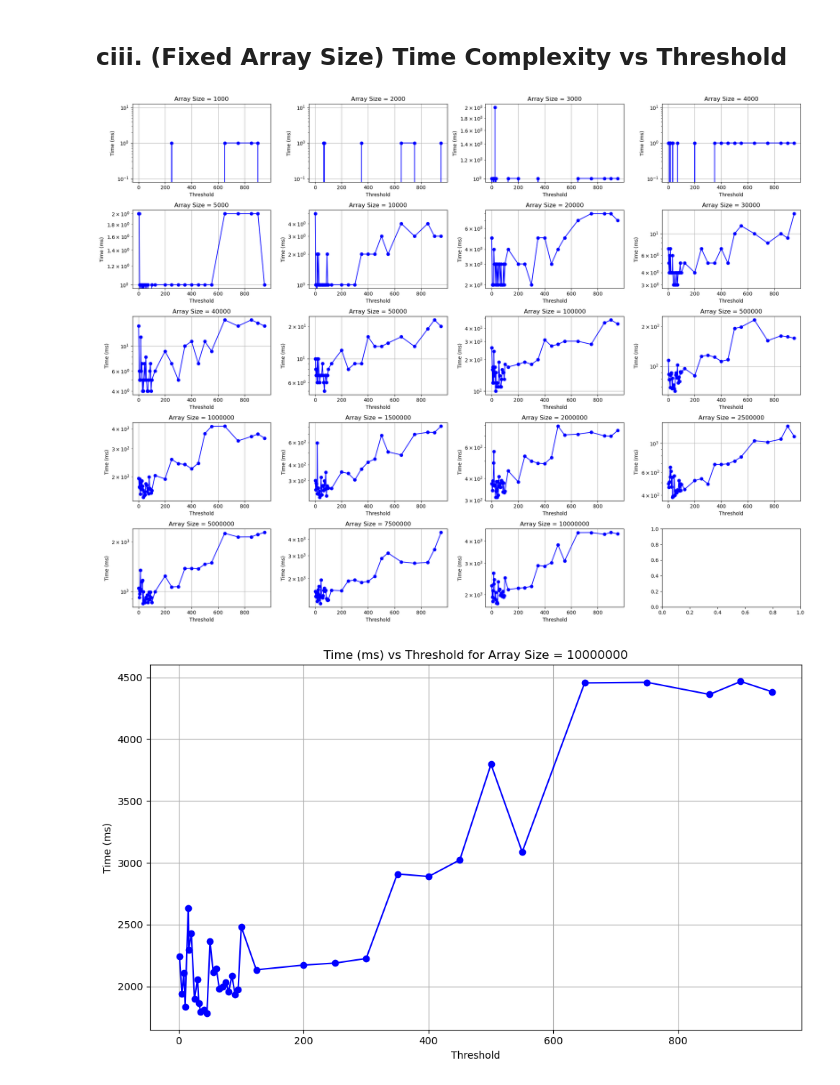
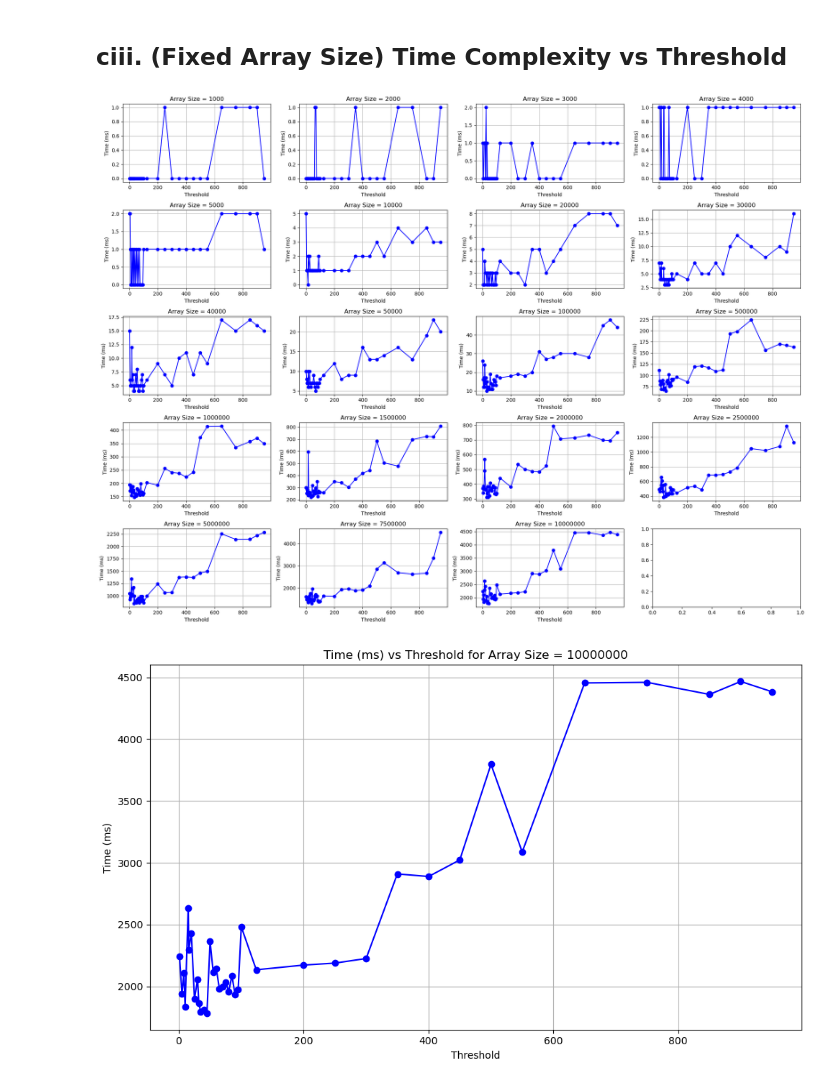
Before and after one commit to ChoWei0310/SC2001-Algorithm-Design, a Jupyter notebook: Plot Graph.ipynb, the cells around one changed output. Cells and saved outputs as stored; diff of their text form; code cells hidden in the pictures.

```diff
--- a/Plot Graph.ipynb
+++ b/Plot Graph.ipynb
@@ -186,34 +197,34 @@ plt.show()
 # %%
 num_plots = len(unique_array_sizes)
 fig, axes = plt.subplots((num_plots + 3) // 4, 4, figsize=(20, 15))
 axes = axes.flatten()
 
 for i, array_size in enumerate(unique_array_sizes):
     df_size = hybrid_df[hybrid_df['Array Size'] == array_size]
 
     # Plot the smoothed Key Comparisons vs Threshold on the corresponding subplot
     '''
     x_new = np.linspace(df_size['Threshold'].min(), df_size['Threshold'].max(), 300)
     spl = make_interp_spline(df_size['Threshold'], df_size['Time (ms)'], k=3)  # k=3 for cubic spline
     y_smooth = spl(x_new)
     axes[i].plot(x_new, y_smooth, marker='', linestyle='-', color='b')
     '''
 
     # Plot Time vs Threshold on the corresponding subplot
     axes[i].plot(df_size['Threshold'], df_size['Time (ms)'], marker='o', linestyle='-', color='b')
 
     # Customize each subplot
     axes[i].set_title(f'Array Size = {array_size}')
     axes[i].set_xlabel('Threshold')
     axes[i].set_ylabel('Time (ms)')
     axes[i].grid(True)
-    axes[i].set_yscale('log')
+    # axes[i].set_yscale('log')
 
 plt.tight_layout()
 
 plt.show()
 # %% [output]
-[figure, old version]
+[figure, new version]
 # %%
 fixed_array_size = 10_000_000
 df_filtered = hybrid_df[hybrid_df['Array Size'] == fixed_array_size]
```
Also changed, not shown: parts of 4 cells of this notebook.
